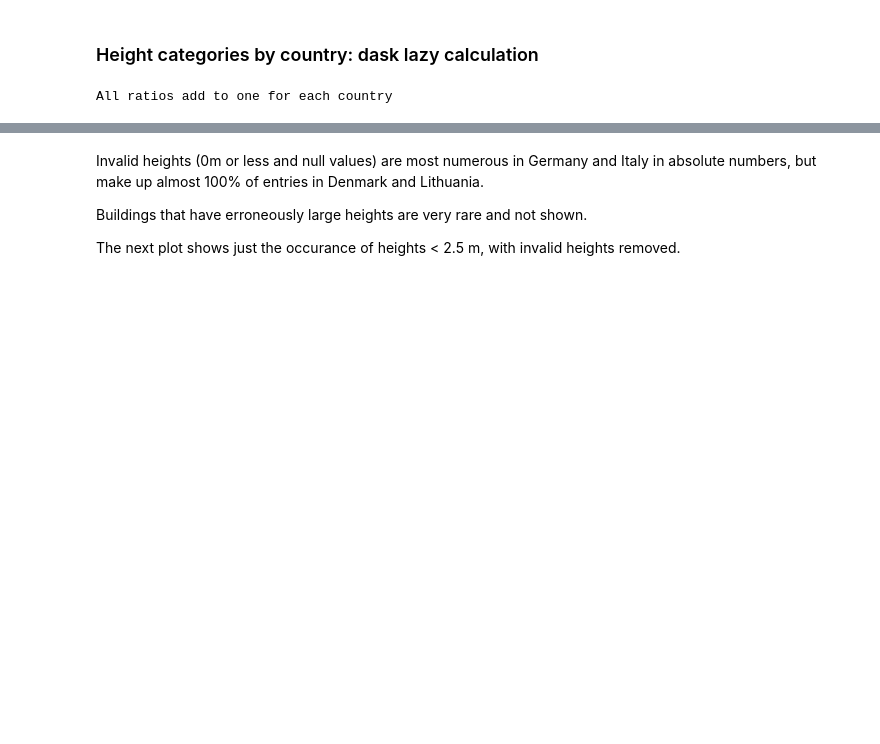
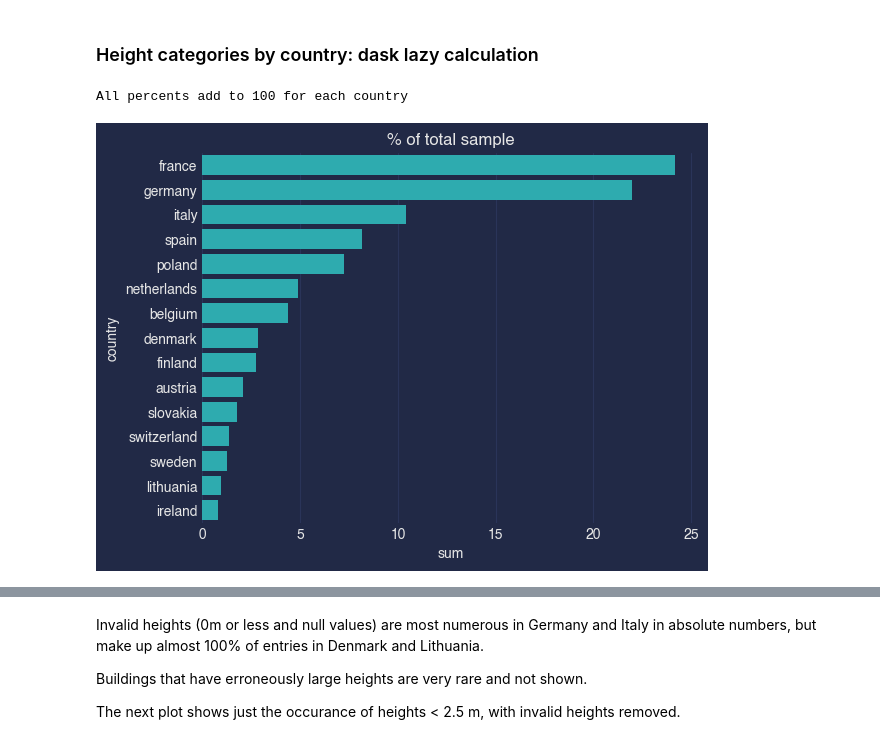
Before and after one commit to ai4up/eubucco_data_quality, a Jupyter notebook: 02_error-analysis-HEIGHT.ipynb, the cells around one changed output, grey strips where cells are left out. Drawn from its saved outputs; the diff is of its cells as text; code cells hidden in the pictures; blank space fills up the shorter version.

```diff
--- a/02_error-analysis-HEIGHT.ipynb
+++ b/02_error-analysis-HEIGHT.ipynb
@@ -99,15 +108,25 @@ df_sum = df_sum.rename("sum")
 # %%
 dfc_sum, dfc_percent = dask.compute(df_sum, df_percent)
 # %%
+
 ## Sanity check
 check = dfc_percent.groupby("country").sum()
-if (check==1.0).all():
-    print("All percents add to one for each country")
+if np.isclose(check,100).all():
+    print("All percents add to 100 for each country")
 else:
     print("Failure to add to 100 percent for following countries")
-    print(check[check!=1.0])
+    print(check[~np.isclose(check,100)])
 # %% [output]
-All ratios add to one for each country
+All percents add to 100 for each country
+# %%
+country_sums = dfc_sum.groupby("country").sum()
+country_percent = country_sums / country_sums.sum() * 100
+plot_df = country_percent.reset_index()
+orderby = plot_df.sort_values("sum", ascending=False)
+sns.barplot(plot_df, y="country", x="sum", order=orderby["country"][:15]);
+plt.title("% of total sample");
+# %% [output]
+[figure, added]
 # %%
 ## Plot
 fig, (ax1, ax2) = plt.subplots(1, 2, squeeze=True, figsize=(9,5))
```
Also changed, not shown: parts of 19 cells of this notebook, 6 other files.
